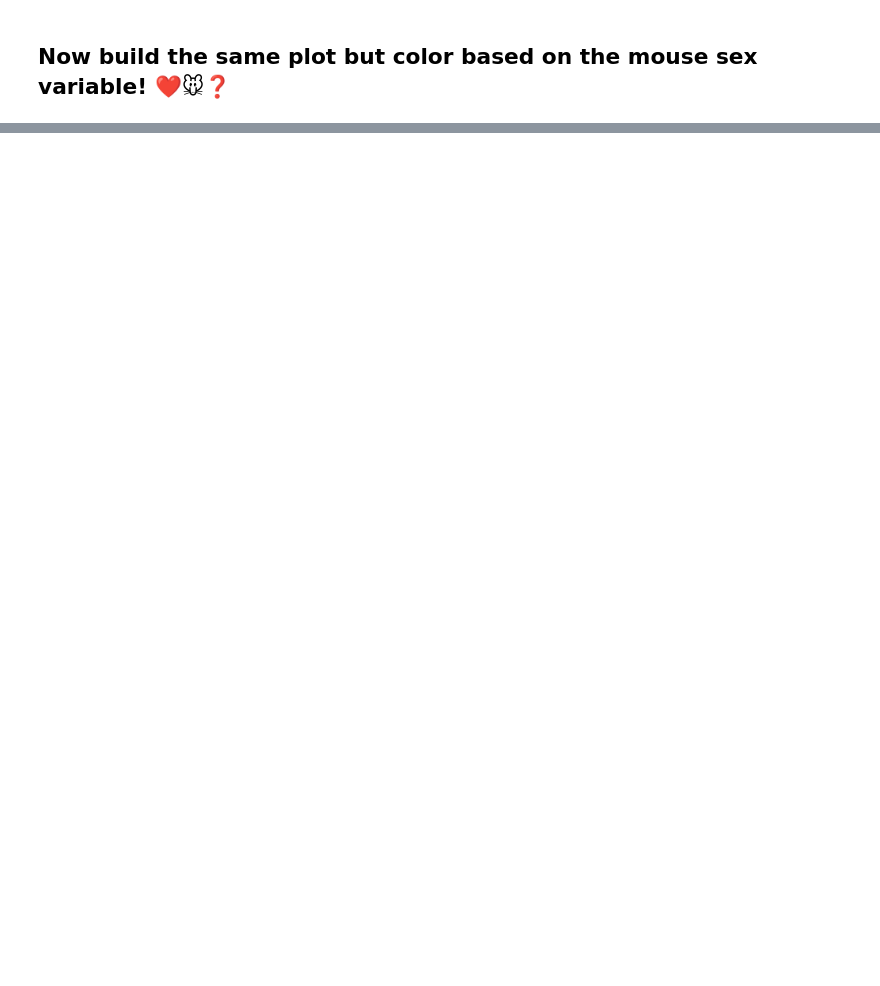
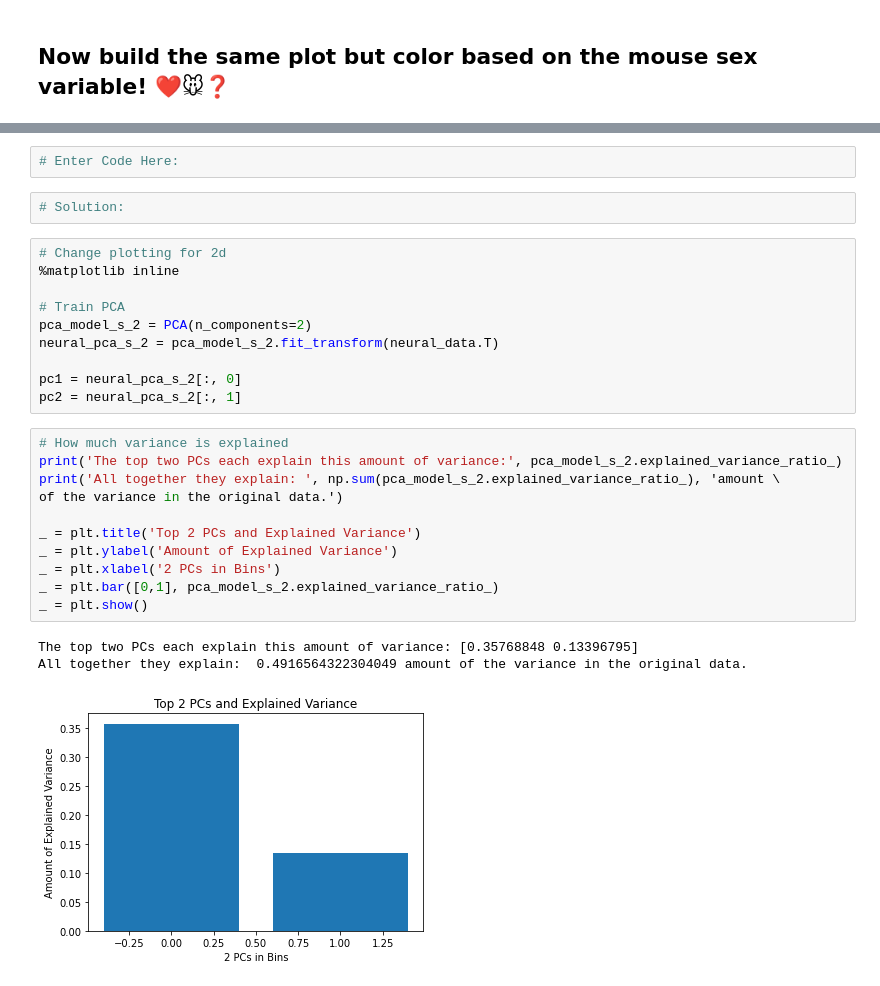
Before and after one commit to SaberaTalukder/Chen_Institute_DataSAI_for_Neuroscience, a Jupyter notebook: 07_05_22_day1_overview/code/diy_notebooks/dimensionality_reduction.ipynb, the cells around one changed output, grey strips where cells are left out. Drawn from its saved outputs; the diff is of its cells as text; blank space fills up the shorter version.

```diff
--- a/07_05_22_day1_overview/code/diy_notebooks/dimensionality_reduction.ipynb
+++ b/07_05_22_day1_overview/code/diy_notebooks/dimensionality_reduction.ipynb
@@ -377,0 +434,29 @@ _ = ax.set_zlabel('pc3')
+# %%
+# Enter Code Here:
+# %%
+# Solution:
+# %%
+# Change plotting for 2d
+%matplotlib inline
+
+# Train PCA
+pca_model_s_2 = PCA(n_components=2)
+neural_pca_s_2 = pca_model_s_2.fit_transform(neural_data.T)
+
+pc1 = neural_pca_s_2[:, 0]
+pc2 = neural_pca_s_2[:, 1]
+# %%
+# How much variance is explained
+print('The top two PCs each explain this amount of variance:', pca_model_s_2.explained_variance_ratio_)
+print('All together they explain: ', np.sum(pca_model_s_2.explained_variance_ratio_), 'amount \
+of the variance in the original data.')
+
+_ = plt.title('Top 2 PCs and Explained Variance')
+_ = plt.ylabel('Amount of Explained Variance')
+_ = plt.xlabel('2 PCs in Bins')
+_ = plt.bar([0,1], pca_model_s_2.explained_variance_ratio_)
+_ = plt.show()
+# %% [output]
+The top two PCs each explain this amount of variance: [0.35768848 0.13396795]
+All together they explain:  0.4916564322304049 amount of the variance in the original data.
+[figure, added]
```
Also changed, not shown: parts of 23 cells of this notebook.
